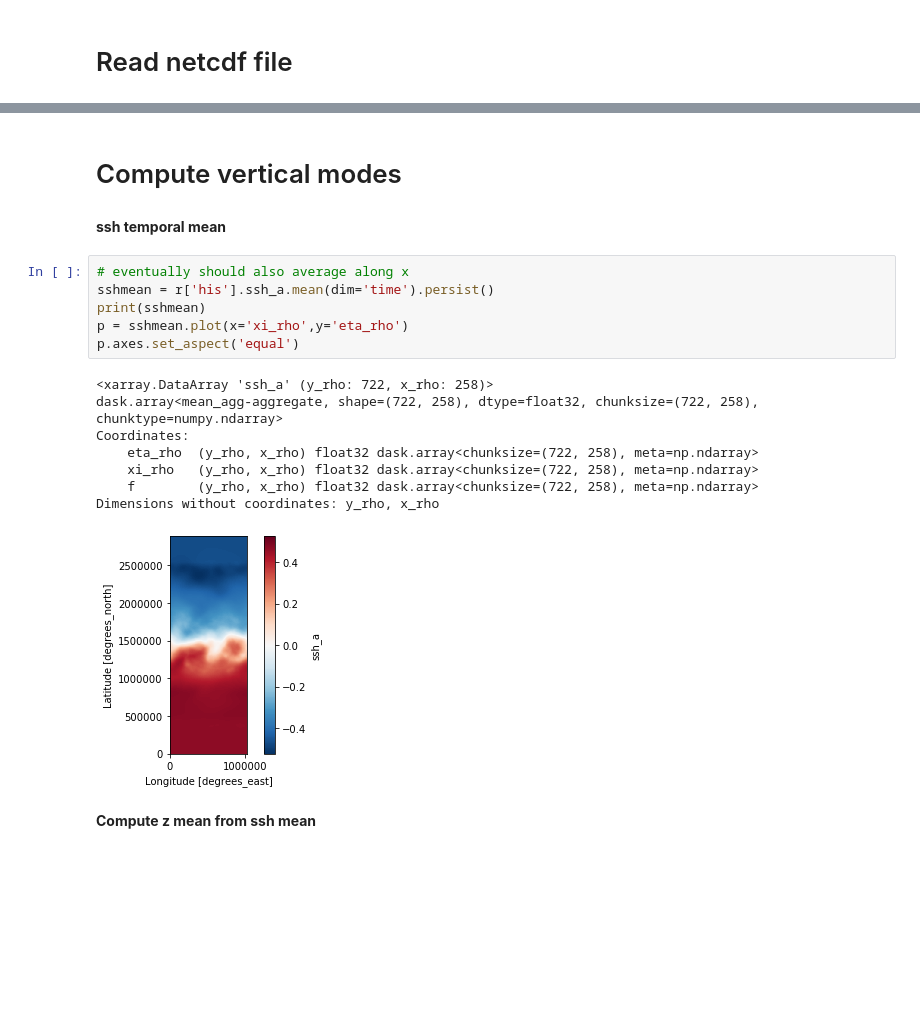
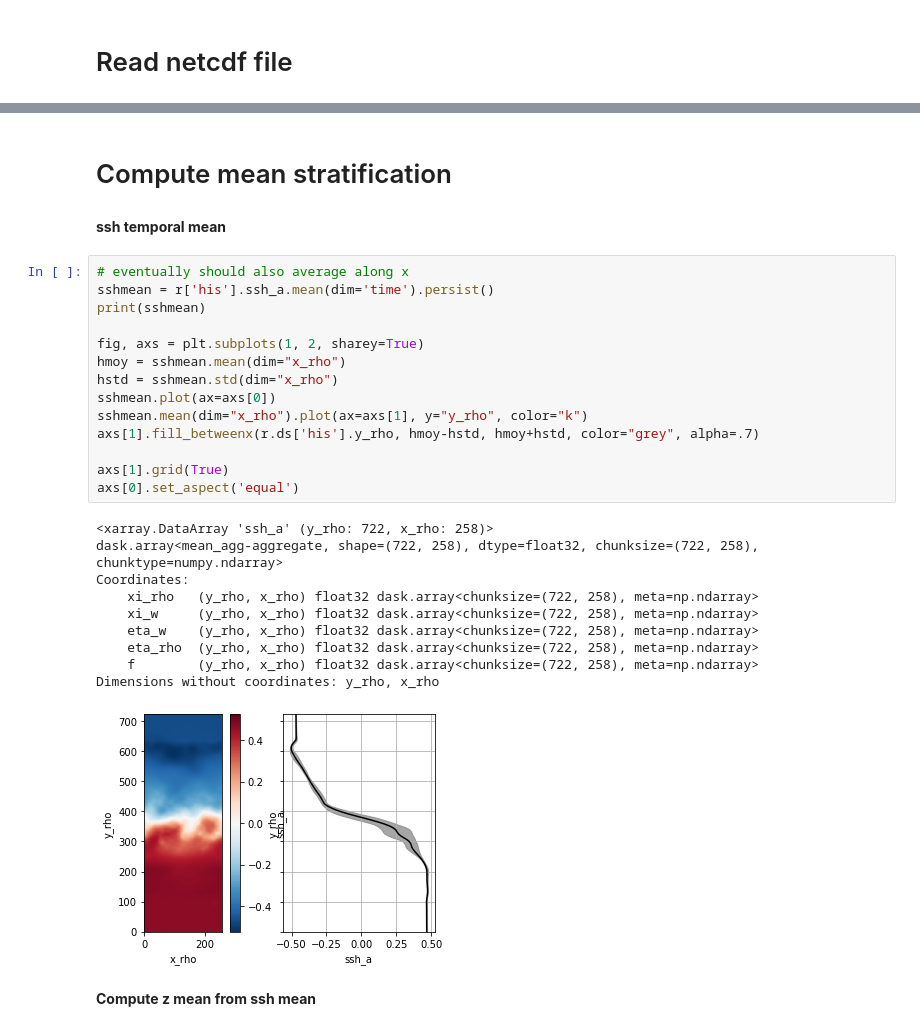
Before and after one commit to slgentil/croco, a Jupyter notebook: tutorials/proj_modes.ipynb, the cells around one changed output, grey strips where cells are left out. Cells and saved outputs as stored; diff of their text form; blank space fills up the shorter version.

```diff
--- a/tutorials/proj_modes.ipynb
+++ b/tutorials/proj_modes.ipynb
@@ -67,24 +72,34 @@ Coordinates:
     beta:         1.6186e-11
     xgcm-Grid:    <xgcm.Grid>\nxi Axis (periodic):\n  * center   x_rho --> in...
 # %% [markdown]
-# Compute vertical modes
+# Compute mean stratification
 # %% [markdown]
 **ssh temporal mean**
-# %%
-# eventually should also average along x
-sshmean = r['his'].ssh_a.mean(dim='time').persist()
-print(sshmean)
-p = sshmean.plot(x='xi_rho',y='eta_rho')
-p.axes.set_aspect('equal')
-# %% [output]
-<xarray.DataArray 'ssh_a' (y_rho: 722, x_rho: 258)>
-dask.array<mean_agg-aggregate, shape=(722, 258), dtype=float32, chunksize=(722, 258), chunktype=numpy.ndarray>
-Coordinates:
-    eta_rho  (y_rho, x_rho) float32 dask.array<chunksize=(722, 258), meta=np.ndarray>
-    xi_rho   (y_rho, x_rho) float32 dask.array<chunksize=(722, 258), meta=np.ndarray>
-    f        (y_rho, x_rho) float32 dask.array<chunksize=(722, 258), meta=np.ndarray>
-Dimensions without coordinates: y_rho, x_rho
-[figure, removed]
+# %%
+# eventually should also average along x
+sshmean = r['his'].ssh_a.mean(dim='time').persist()
+print(sshmean)
+
+fig, axs = plt.subplots(1, 2, sharey=True)
+hmoy = sshmean.mean(dim="x_rho")
+hstd = sshmean.std(dim="x_rho")
+sshmean.plot(ax=axs[0])
+sshmean.mean(dim="x_rho").plot(ax=axs[1], y="y_rho", color="k")
+axs[1].fill_betweenx(r.ds['his'].y_rho, hmoy-hstd, hmoy+hstd, color="grey", alpha=.7)
+
+axs[1].grid(True)
+axs[0].set_aspect('equal')
+# %% [output]
+<xarray.DataArray 'ssh_a' (y_rho: 722, x_rho: 258)>
+dask.array<mean_agg-aggregate, shape=(722, 258), dtype=float32, chunksize=(722, 258), chunktype=numpy.ndarray>
+Coordinates:
+    xi_rho   (y_rho, x_rho) float32 dask.array<chunksize=(722, 258), meta=np.ndarray>
+    xi_w     (y_rho, x_rho) float32 dask.array<chunksize=(722, 258), meta=np.ndarray>
+    eta_w    (y_rho, x_rho) float32 dask.array<chunksize=(722, 258), meta=np.ndarray>
+    eta_rho  (y_rho, x_rho) float32 dask.array<chunksize=(722, 258), meta=np.ndarray>
+    f        (y_rho, x_rho) float32 dask.array<chunksize=(722, 258), meta=np.ndarray>
+Dimensions without coordinates: y_rho, x_rho
+[figure, added]
 # %% [markdown]
 **Compute z mean from ssh mean**
 # %%
```
Also changed, not shown: parts of 34 cells of this notebook, 2 other files.
